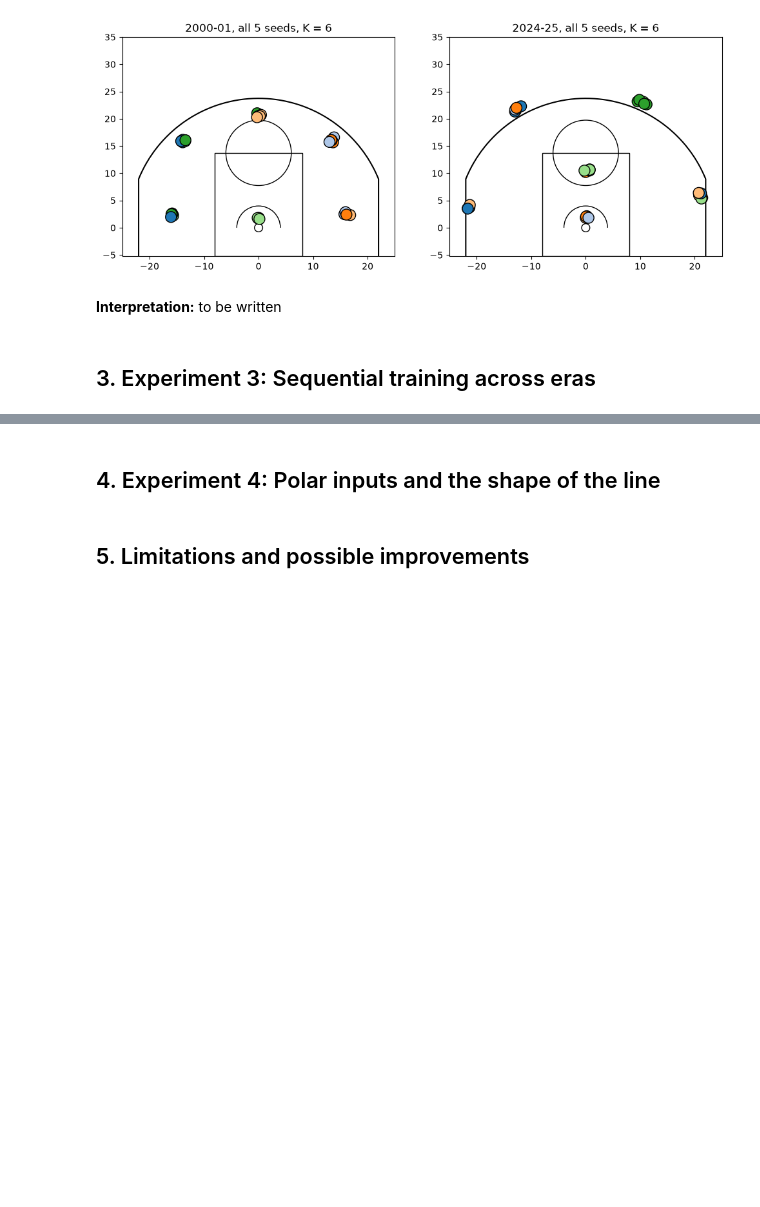
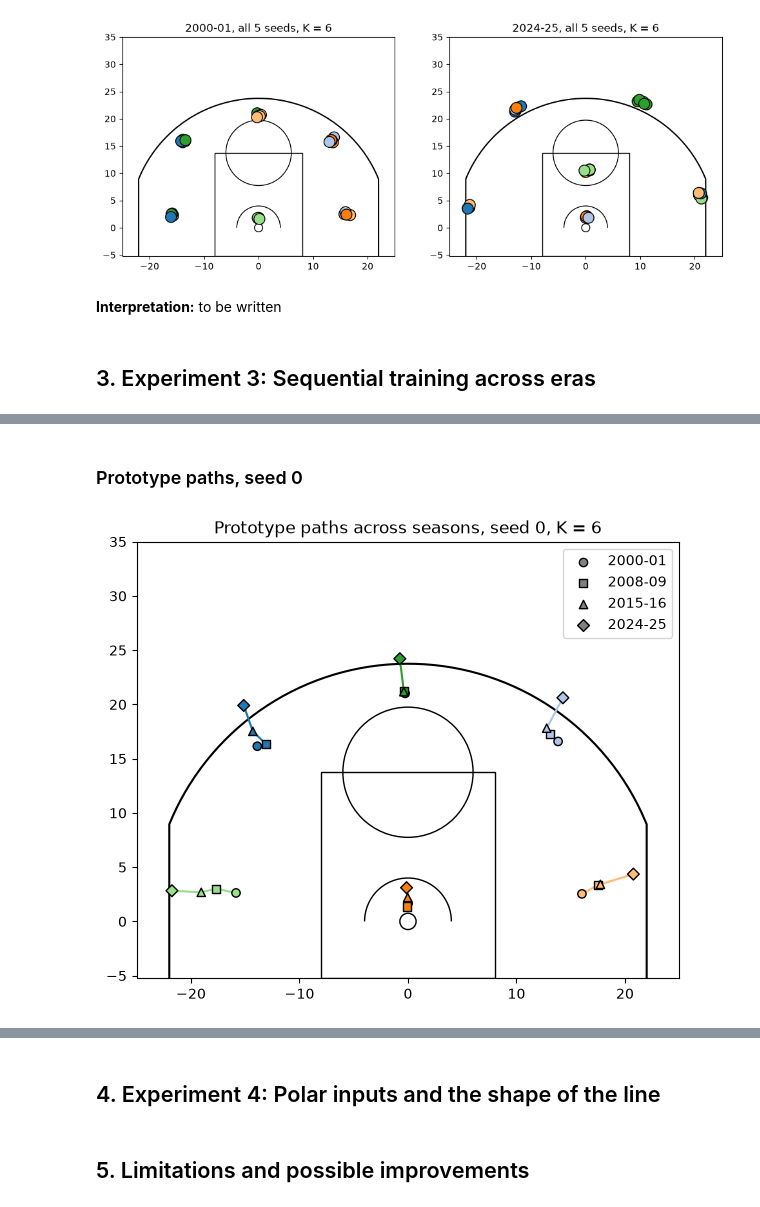
Before and after one commit to BiyonWann/bballNeuro, a Jupyter notebook: notebook.ipynb, the cells around one changed output, grey strips where cells are left out. Drawn from its saved outputs; the diff is of its cells as text; code cells hidden in the pictures; blank space fills up the shorter version.

Commit message:
Add Experiment 3 to notebook

```diff
--- a/notebook.ipynb
+++ b/notebook.ipynb
@@ -452,0 +455,26 @@ plt.show()
+# %%
+seasons = []
+for name in data.SEASONS:
+    train, test = splits[name]
+    seasons.append((name, train, test))
+
+sequential_weights = {}
+sequential_tables = []
+for seed in SEEDS:
+    sequential_weights[seed], table = experiments.run_sequential(
+        seasons, kind="cartesian", n_cells=N_CELLS, seed=seed
+    )
+    table["seed"] = seed
+    sequential_tables.append(table)
+    assert len(sequential_weights[seed]) == len(seasons)
+    assert sequential_weights[seed][0].shape == (N_CELLS, 2)
+    first_season_weights = season_weights[("2000-01", N_CELLS)][seed]
+    assert np.array_equal(sequential_weights[seed][0], first_season_weights)
+sequential_results = pd.concat(sequential_tables, ignore_index=True)
+
+first_rows = sequential_results["season"] == "2000-01"
+shares = sequential_results[["rim", "mid_range", "beyond_20"]].sum(axis=1)
+assert len(sequential_results) == len(SEEDS) * len(seasons)
+assert sequential_results.loc[first_rows, "mean_movement"].isna().all()
+assert sequential_results.loc[~first_rows, "mean_movement"].notna().all()
+assert np.allclose(shares, 1)
@@ -452,0 +545,10 @@ plt.show()
+# %% [markdown]
+### Prototype paths, seed 0
+# %%
+fig, ax = plt.subplots(figsize=(7, 8))
+court.draw_half_court(ax=ax)
+court.plot_prototype_paths(sequential_weights[0], list(data.SEASONS), ax=ax)
+ax.set_title(f"Prototype paths across seasons, seed 0, K = {N_CELLS}")
+plt.show()
+# %% [output]
+[figure, added]
```
Also changed, not shown: parts of 10 cells of this notebook.
